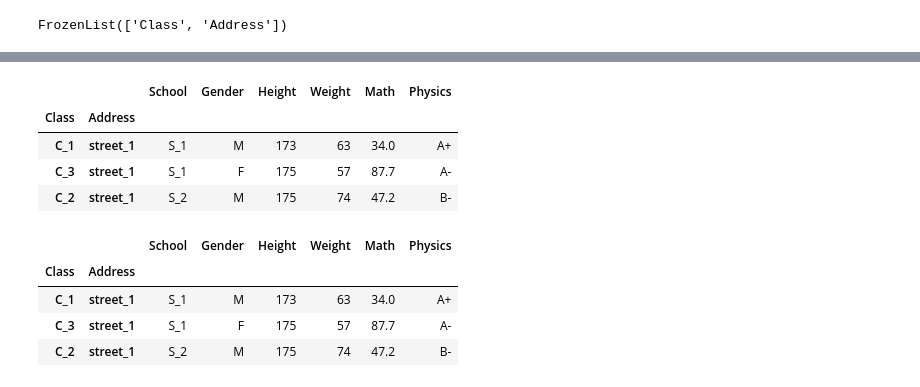
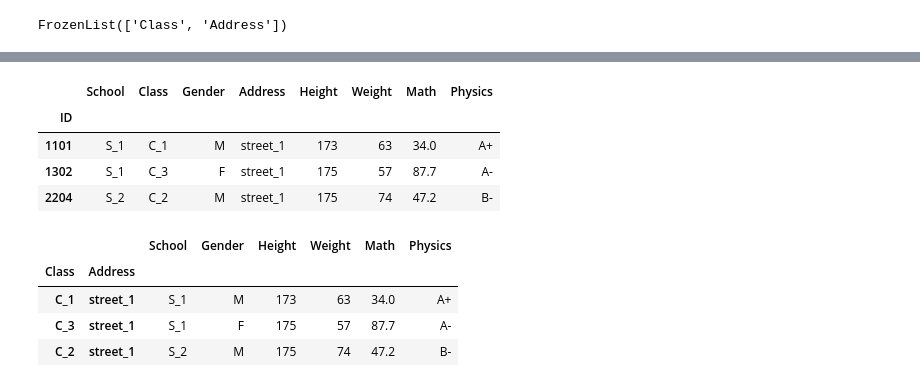
Before and after one commit to flashriver/joyfull_pandas, a Jupyter notebook: 02.ipynb, the cells around one changed output, grey strips where cells are left out. Cells and saved outputs as stored; diff of their text form; code cells hidden in the pictures.

```diff
--- a/02.ipynb
+++ b/02.ipynb
@@ -515,3 +742,7 @@ ID
 1104    S_1
 1105    S_1
 Name: School, dtype: object
+# %%
+# 如果列名标签中有空格, 这没法用这种方式
+df.columns=['School Name', 'Class', 'Gender', 'Address', 'Height', 'Weight', 'Math', 'Physics']
+df.columns
@@ -518,3 +769,6 @@ Name: School, dtype: object
+# %%
+#复原columns
+df.columns=['School', 'Class', 'Gender', 'Address', 'Height', 'Weight', 'Math', 'Physics']
 # %% [markdown]
 #### ④ 多列索引：
 # %%
@@ -1174,10 +1684,10 @@ FrozenList(['Class', 'Address'])
 # %%
-# 方法二
-df_using_mul.query('Address == "street_1"')
+# 对原始df使用query可以获取同样的行
+df.query('Address=="street_1"')
 # %% [output]
-|  |  | School | Gender | Height | Weight | Math | Physics |
-| Class | Address |  |  |  |  |  |  |
-| C_1 | street_1 | S_1 | M | 173 | 63 | 34.0 | A+ |
-| C_3 | street_1 | S_1 | F | 175 | 57 | 87.7 | A- |
-| C_2 | street_1 | S_2 | M | 175 | 74 | 47.2 | B- |
+|  | School | Class | Gender | Address | Height | Weight | Math | Physics |
+| ID |  |  |  |  |  |  |  |  |
+| 1101 | S_1 | C_1 | M | street_1 | 173 | 63 | 34.0 | A+ |
+| 1302 | S_1 | C_3 | F | street_1 | 175 | 57 | 87.7 | A- |
+| 2204 | S_2 | C_2 | M | street_1 | 175 | 74 | 47.2 | B- |
 # %%
```
Also changed, not shown: parts of 228 cells of this notebook.
